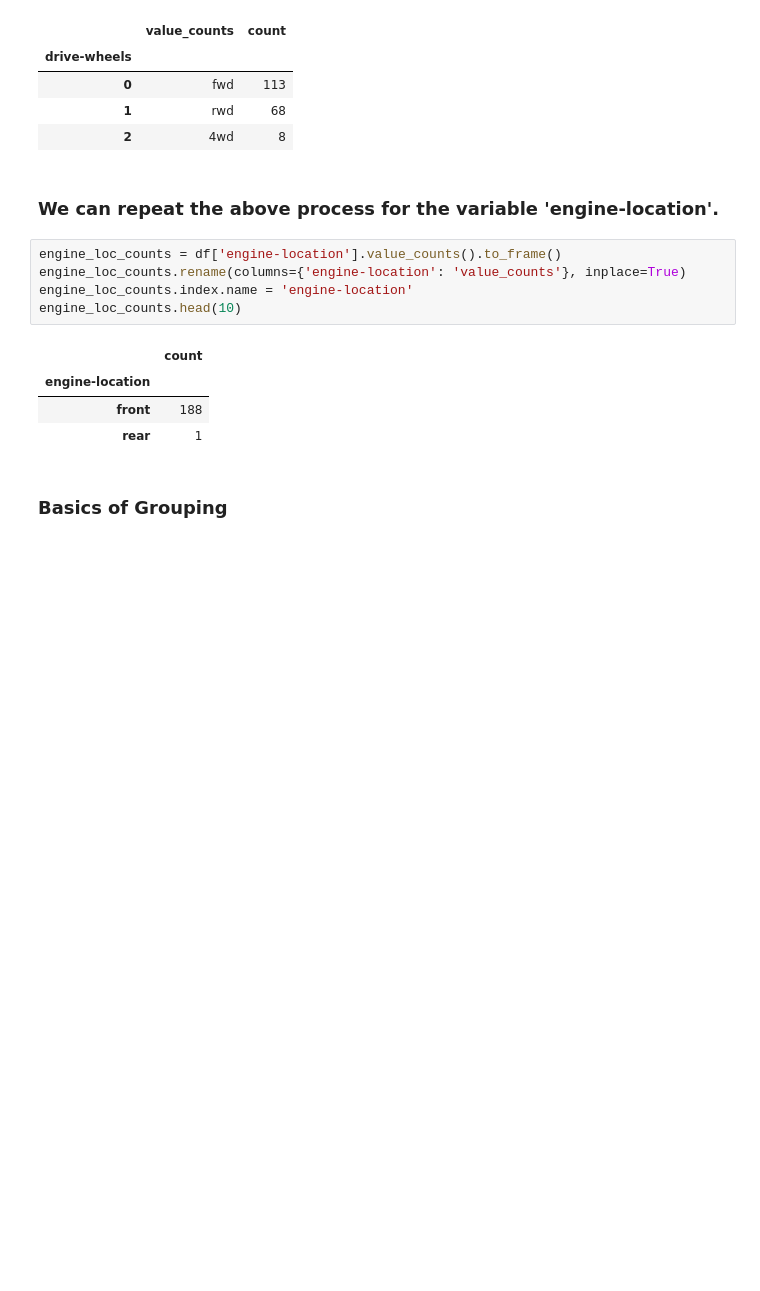
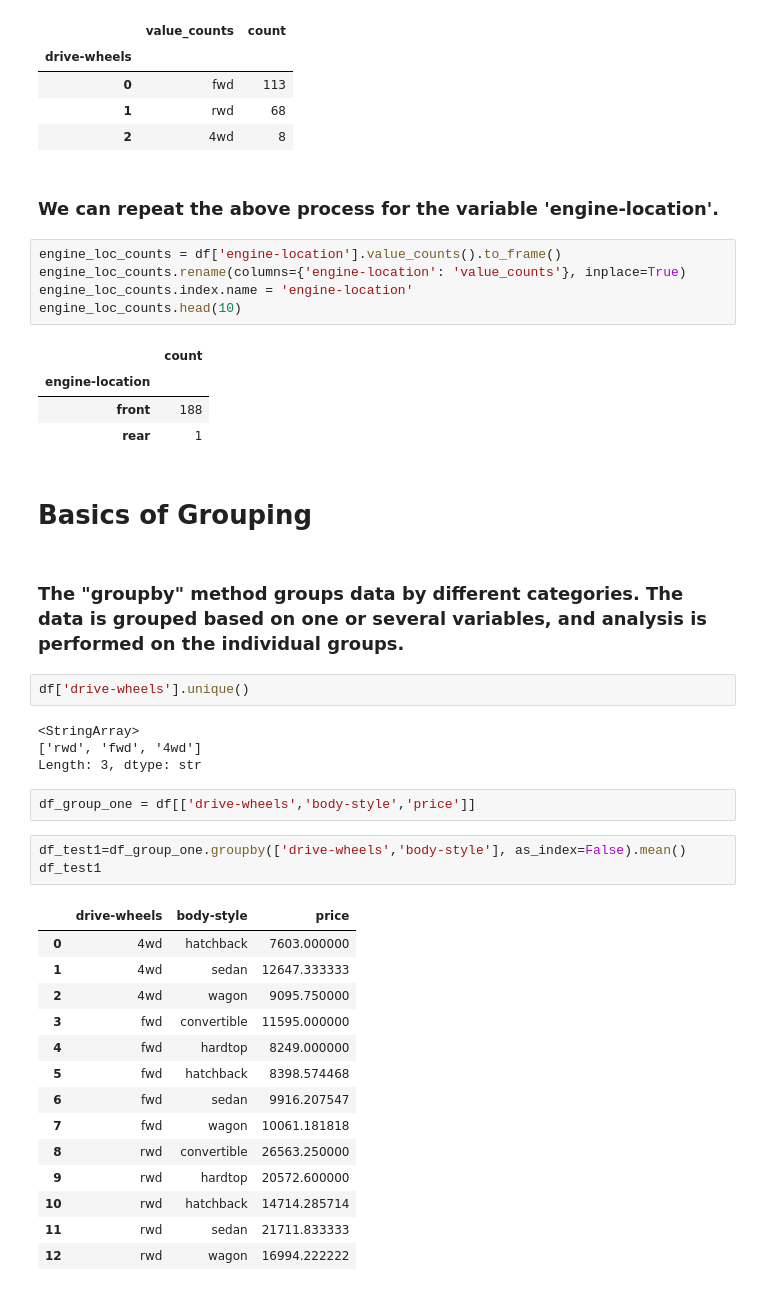
Before and after one commit to nayeem29dse/Car-Data-Analysis, a Jupyter notebook: automobiles_analysis.ipynb, the cells around one changed output. Drawn from its saved outputs; the diff is of its cells as text; blank space fills up the shorter version.

```diff
--- a/automobiles_analysis.ipynb
+++ b/automobiles_analysis.ipynb
@@ -687,4 +687,32 @@ engine_loc_counts.head(10)
 | front | 188 |
 | rear | 1 |
 # %% [markdown]
-### Basics of Grouping
+# Basics of Grouping
+# %% [markdown]
+### The "groupby" method groups data by different categories. The data is grouped based on one or several variables, and analysis is performed on the individual groups.
+# %%
+df['drive-wheels'].unique()
+# %% [output]
+<StringArray>
+['rwd', 'fwd', '4wd']
+Length: 3, dtype: str
+# %%
+df_group_one = df[['drive-wheels','body-style','price']]
+# %%
+df_test1=df_group_one.groupby(['drive-wheels','body-style'], as_index=False).mean()
+df_test1
+# %% [output]
+|  | drive-wheels | body-style | price |
+| 0 | 4wd | hatchback | 7603.000000 |
+| 1 | 4wd | sedan | 12647.333333 |
+| 2 | 4wd | wagon | 9095.750000 |
+| 3 | fwd | convertible | 11595.000000 |
+| 4 | fwd | hardtop | 8249.000000 |
+| 5 | fwd | hatchback | 8398.574468 |
+| 6 | fwd | sedan | 9916.207547 |
+| 7 | fwd | wagon | 10061.181818 |
+| 8 | rwd | convertible | 26563.250000 |
+| 9 | rwd | hardtop | 20572.600000 |
+| 10 | rwd | hatchback | 14714.285714 |
+| 11 | rwd | sedan | 21711.833333 |
+| 12 | rwd | wagon | 16994.222222 |
```
Also changed, not shown: parts of 45 cells of this notebook.
